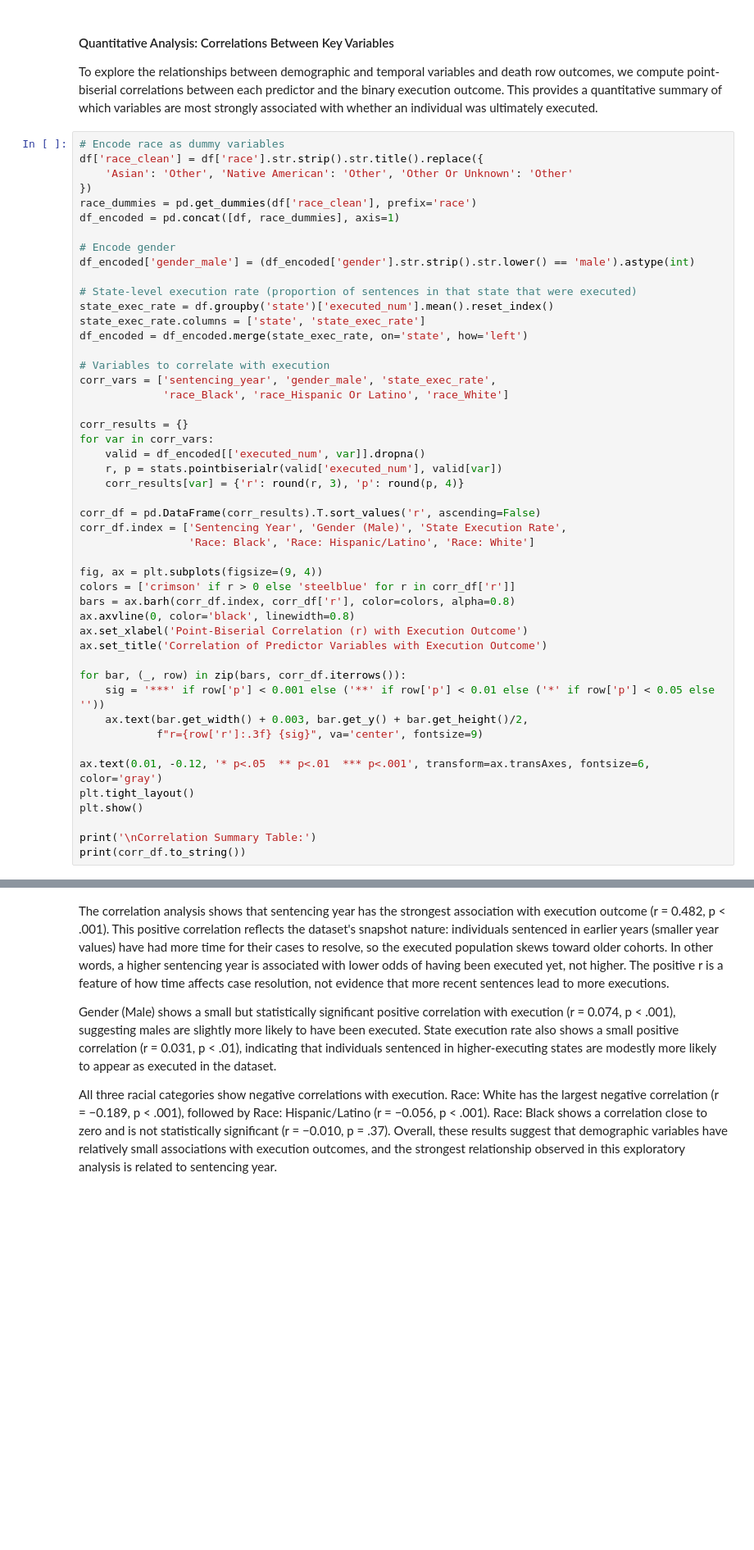
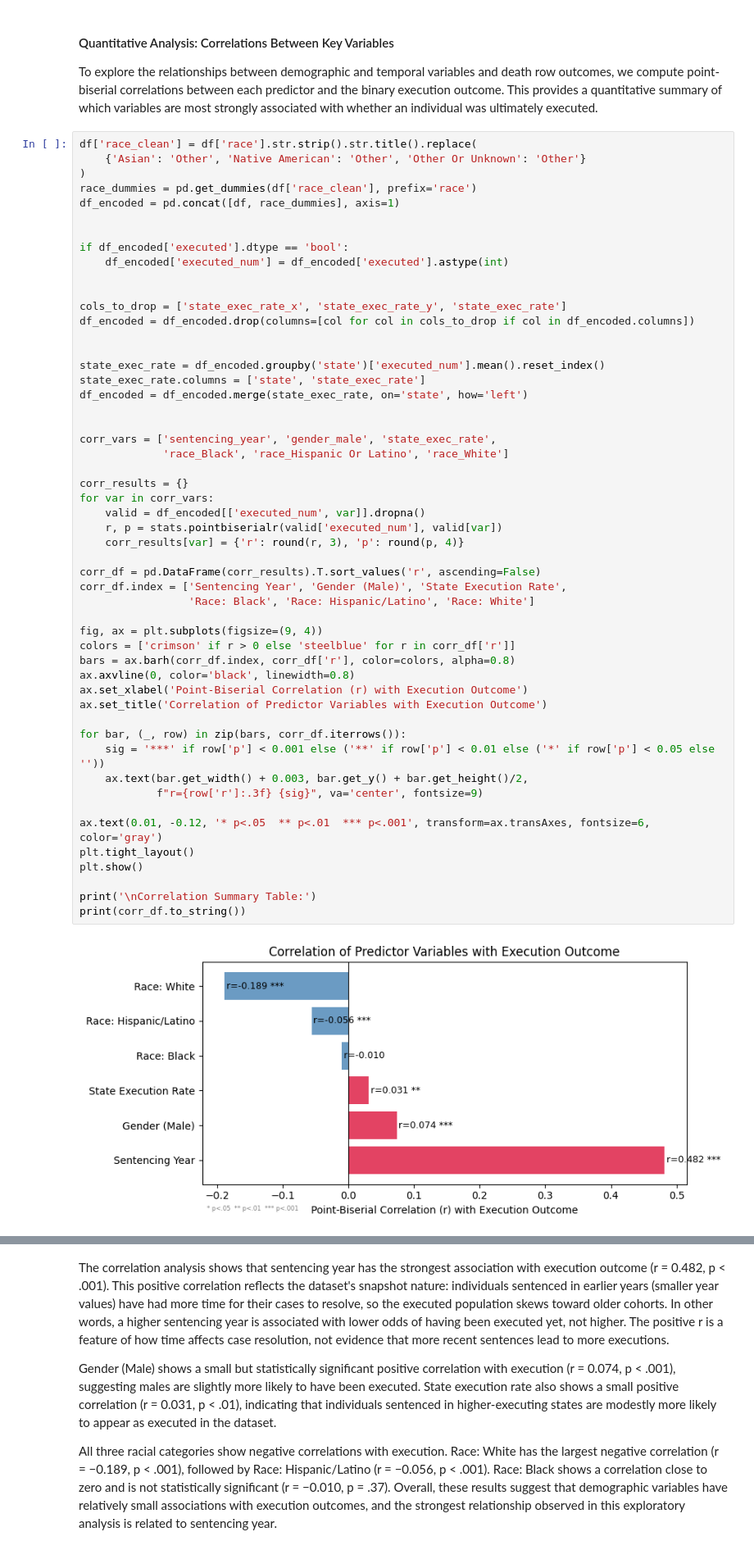
Before and after one commit to COGS108/Group152_WI26, a Jupyter notebook: 03-FinalProject.ipynb, the cells around one changed output, grey strips where cells are left out. Shown at 82% size. Cells and saved outputs as stored; diff of their text form; blank space fills up the shorter version.

```diff
--- a/03-FinalProject.ipynb
+++ b/03-FinalProject.ipynb
@@ -623,50 +708,56 @@ The key takeaway is that the state where a person is sentenced is one of the mos
 
 To explore the relationships between demographic and temporal variables and death row outcomes, we compute point-biserial correlations between each predictor and the binary execution outcome. This provides a quantitative summary of which variables are most strongly associated with whether an individual was ultimately executed.
 # %%
-# Encode race as dummy variables
-df['race_clean'] = df['race'].str.strip().str.title().replace({
-    'Asian': 'Other', 'Native American': 'Other', 'Other Or Unknown': 'Other'
-})
+df['race_clean'] = df['race'].str.strip().str.title().replace(
+    {'Asian': 'Other', 'Native American': 'Other', 'Other Or Unknown': 'Other'}
+)
 race_dummies = pd.get_dummies(df['race_clean'], prefix='race')
 df_encoded = pd.concat([df, race_dummies], axis=1)
 
-# Encode gender
-df_encoded['gender_male'] = (df_encoded['gender'].str.strip().str.lower() == 'male').astype(int)
 
-# State-level execution rate (proportion of sentences in that state that were executed)
-state_exec_rate = df.groupby('state')['executed_num'].mean().reset_index()
+if df_encoded['executed'].dtype == 'bool':
+    df_encoded['executed_num'] = df_encoded['executed'].astype(int)
+
+
+cols_to_drop = ['state_exec_rate_x', 'state_exec_rate_y', 'state_exec_rate']
+df_encoded = df_encoded.drop(columns=[col for col in cols_to_drop if col in df_encoded.columns])
+
+
+state_exec_rate = df_encoded.groupby('state')['executed_num'].mean().reset_index()
 state_exec_rate.columns = ['state', 'state_exec_rate']
 df_encoded = df_encoded.merge(state_exec_rate, on='state', how='left')
 
-# Variables to correlate with execution
+
 corr_vars = ['sentencing_year', 'gender_male', 'state_exec_rate',
              'race_Black', 'race_Hispanic Or Latino', 'race_White']
 
 corr_results = {}
 for var in corr_vars:
     valid = df_encoded[['executed_num', var]].dropna()
     r, p = stats.pointbiserialr(valid['executed_num'], valid[var])
     corr_results[var] = {'r': round(r, 3), 'p': round(p, 4)}
 
 corr_df = pd.DataFrame(corr_results).T.sort_values('r', ascending=False)
 corr_df.index = ['Sentencing Year', 'Gender (Male)', 'State Execution Rate',
                  'Race: Black', 'Race: Hispanic/Latino', 'Race: White']
 
 fig, ax = plt.subplots(figsize=(9, 4))
 colors = ['crimson' if r > 0 else 'steelblue' for r in corr_df['r']]
 bars = ax.barh(corr_df.index, corr_df['r'], color=colors, alpha=0.8)
 ax.axvline(0, color='black', linewidth=0.8)
 ax.set_xlabel('Point-Biserial Correlation (r) with Execution Outcome')
 ax.set_title('Correlation of Predictor Variables with Execution Outcome')
 
 for bar, (_, row) in zip(bars, corr_df.iterrows()):
     sig = '***' if row['p'] < 0.001 else ('**' if row['p'] < 0.01 else ('*' if row['p'] < 0.05 else ''))
     ax.text(bar.get_width() + 0.003, bar.get_y() + bar.get_height()/2,
             f"r={row['r']:.3f} {sig}", va='center', fontsize=9)
 
 ax.text(0.01, -0.12, '* p<.05  ** p<.01  *** p<.001', transform=ax.transAxes, fontsize=6, color='gray')
 plt.tight_layout()
 plt.show()
 
 print('\nCorrelation Summary Table:')
 print(corr_df.to_string())
+# %% [output]
+[figure, added]
```
Also changed, not shown: parts of 49 cells of this notebook.
